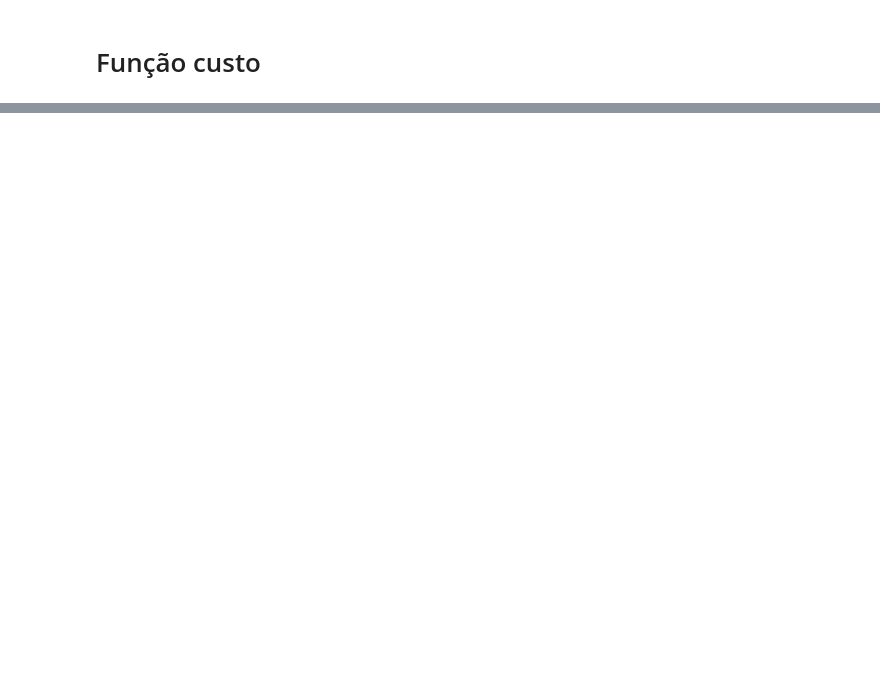
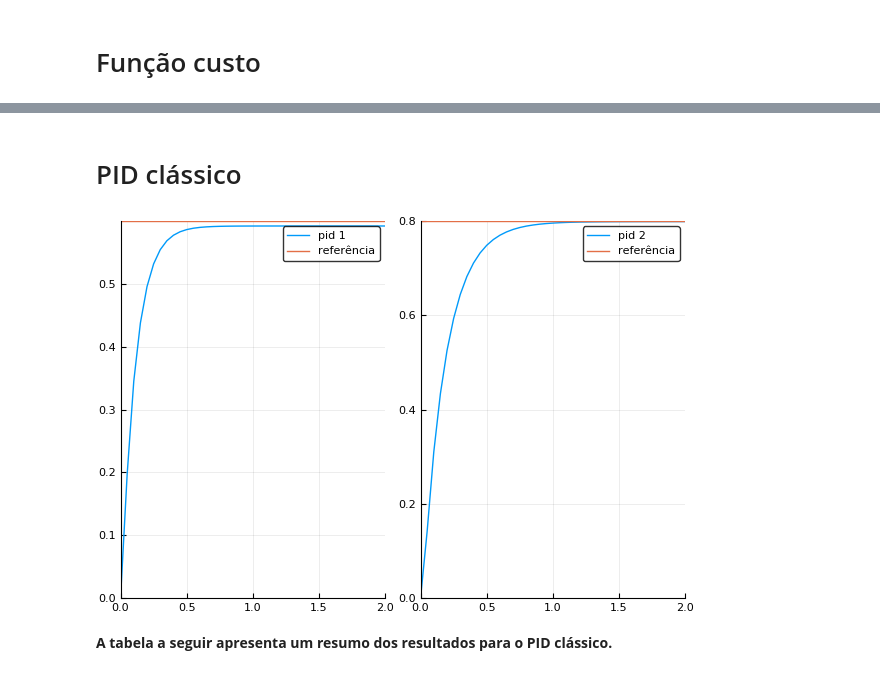
Before and after one commit to phelipe/SimpleModels.jl, a Jupyter notebook: src/Otimizador.ipynb, the cells around one changed output, grey strips where cells are left out. Saved outputs shown, nothing was run; the diff lists cells and outputs as text; code cells hidden in the pictures; blank space fills up the shorter version.

```diff
--- a/src/Otimizador.ipynb
+++ b/src/Otimizador.ipynb
@@ -118,0 +143,24 @@ plotx()
+# %% [markdown]
+# PID clássico
+# %%
+kp_pid = SMatrix{2,2}(diagm([2800., 80.]))
+kv_pid = SMatrix{2,2}(diagm([315., 15.]))
+x_pid, v_pid, t_pid, a_pid, ta_pid, j_pid, tj_pid = simulation(kp_pid, kv_pid, Ts, t0, tend, r1, r2)
+erro1 = -(x_pid[1] - r1)
+erro2 = -(x_pid[2] - r2)
+table2 = "|-------- | junta 1  | junta 2 |
+|--------| ------------- | ------------- |
+|**erro final**| $(rad2deg(x_pid[1][end] - r1)) graus  | $(rad2deg(x_pid[2][end] - r2)) graus  |
+|**total jerk **| $(sum(abs.(j_pid[1])))  rad/sec³  | $(sum(abs.(j_pid[2])))  rad/sec³  |
+|**máximo jerk**| $(maximum(abs.(j_pid[1])))  rad/sec³  | $(maximum(abs.(j_pid[2])))  rad/sec³ |"
+
+p1 = plot(t_pid,x_pid[1], label = "pid 1")
+p1= plot!([r1],seriestype= :hline, label = "referência");
+p2 = plot(t_pid,x_pid[2], label = "pid 2")
+p2 = plot!([r2],seriestype= :hline, label = "referência");
+
+plot(p1,p2)
+# %% [output]
+[figure, added]
+# %% [markdown]
+**A tabela a seguir apresenta um resumo dos resultados para o PID clássico.**
```
Also changed, not shown: parts of 23 cells of this notebook, 1 other file.
